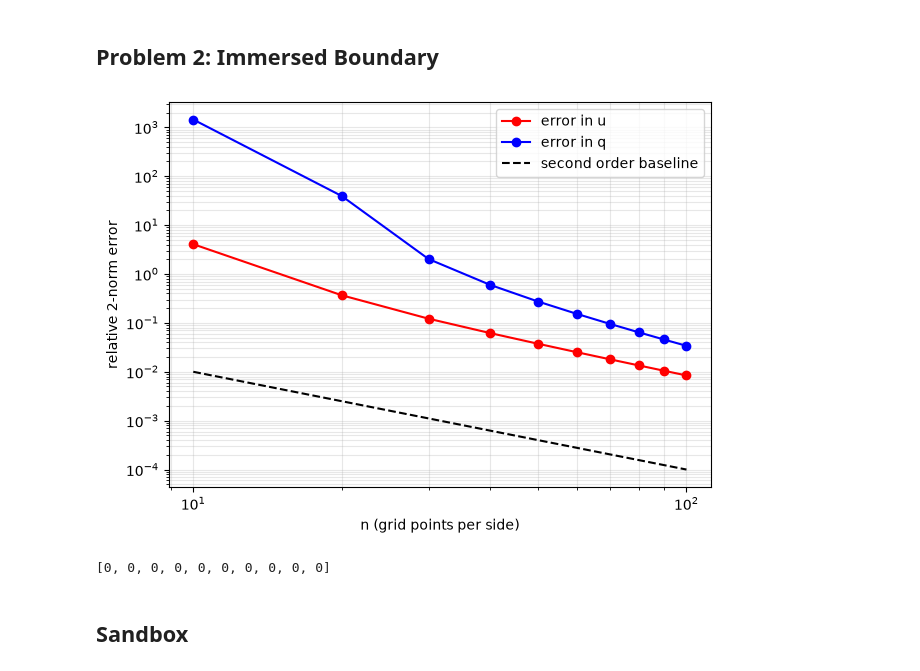
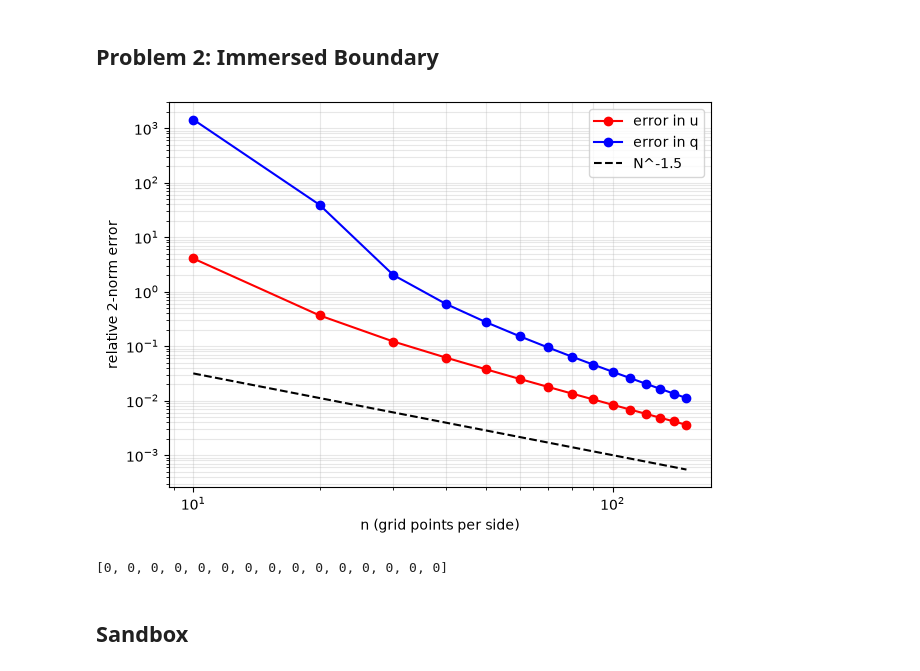
Before and after one commit to sgravelle/pde_hw2, a Jupyter notebook: hw2.ipynb, the cells around one changed output. Saved outputs shown, nothing was run; the diff lists cells and outputs as text; code cells hidden in the pictures.

```diff
--- a/hw2.ipynb
+++ b/hw2.ipynb
@@ -215,14 +215,14 @@ def full_sol(N, f_rhs, test_sol, borders):
     A, b, n_u = make_saddle(N, f_rhs, test_sol, borders)
     H = square_grid(N, borders)[2]
     tol = max(1e-12, 0.001*H*H)
-    sol, info = spla.gmres(A, b, rtol=tol, restart=len(b), maxiter=2)
+    sol, info = spla.gmres(A, b, rtol=tol, restart=len(b), maxiter=1)
     u, q = sol[:n_u], sol[n_u:]
 
     return u, q, info
 # %%
 # Plot error for immersed boundary problem
 
-num_gpts2 = np.arange(10, 101, 10)
+num_gpts2 = np.arange(10, 151, 10)
 
 sols_u = [full_sol(n, f_rhs, f_manu, domain2pi)[0] for n in num_gpts2]
 exacts_u = [gridify(f_manu, n, domain2pi) for n in num_gpts2]
@@ -234,36 +234,36 @@ def put_on_circle(func, N, borders):
     Nib, Xib, Yib = circle_grid(N, borders)
     circle_func = np.zeros(Nib)
 
     for k in range(Nib):
         circle_func[k] = func(Xib[k], Yib[k])
 
     return circle_func
 
 sols_q = [full_sol(n, f_rhs, f_manu, domain2pi)[1] for n in num_gpts2]
 # exacts_q = [put_on_circle(f_manu, n, domain2pi) for n in num_gpts2] # NO THIS IS WRONG IT USES F NOT Q
 # For this problem, the correct charge is q=0 everywhere!
 errors_q = [la.norm(sols_q[idx]) for idx in range(len(num_gpts2))]
 
 fig2, ax2 = plt.subplots(figsize=(7, 5))
 ax2.loglog(num_gpts2, errors_u, "o-", color="red", label="error in u")
 ax2.loglog(num_gpts2, errors_q, "o-", color="blue", label="error in q")
 
-ax2.loglog(num_gpts2, 1/(num_gpts2*num_gpts2), "--", color="black", label="second order baseline") # Second order reference
+ax2.loglog(num_gpts2, 1/(num_gpts2**1.5), "--", color="black", label="N^-1.5") # Second order reference
 
 ax2.set_xlabel("n (grid points per side)")
 ax2.set_ylabel("relative 2-norm error")
 ax2.grid(True, which="both", alpha=0.3)
 ax2.legend()
 plt.show()
 
 fig2.savefig("error_plot2.pdf", bbox_inches="tight")
 
 info_list = [full_sol(n, f_rhs, f_manu, domain2pi)[2] for n in num_gpts2]
 
 print(info_list)
 # %% [output]
-[figure, old version]
+[figure, new version]
-[0, 0, 0, 0, 0, 0, 0, 0, 0, 0]
+[0, 0, 0, 0, 0, 0, 0, 0, 0, 0, 0, 0, 0, 0, 0]
 # %% [markdown]
 ## Sandbox
 # %%
```
Also changed, not shown: 6 other files.
